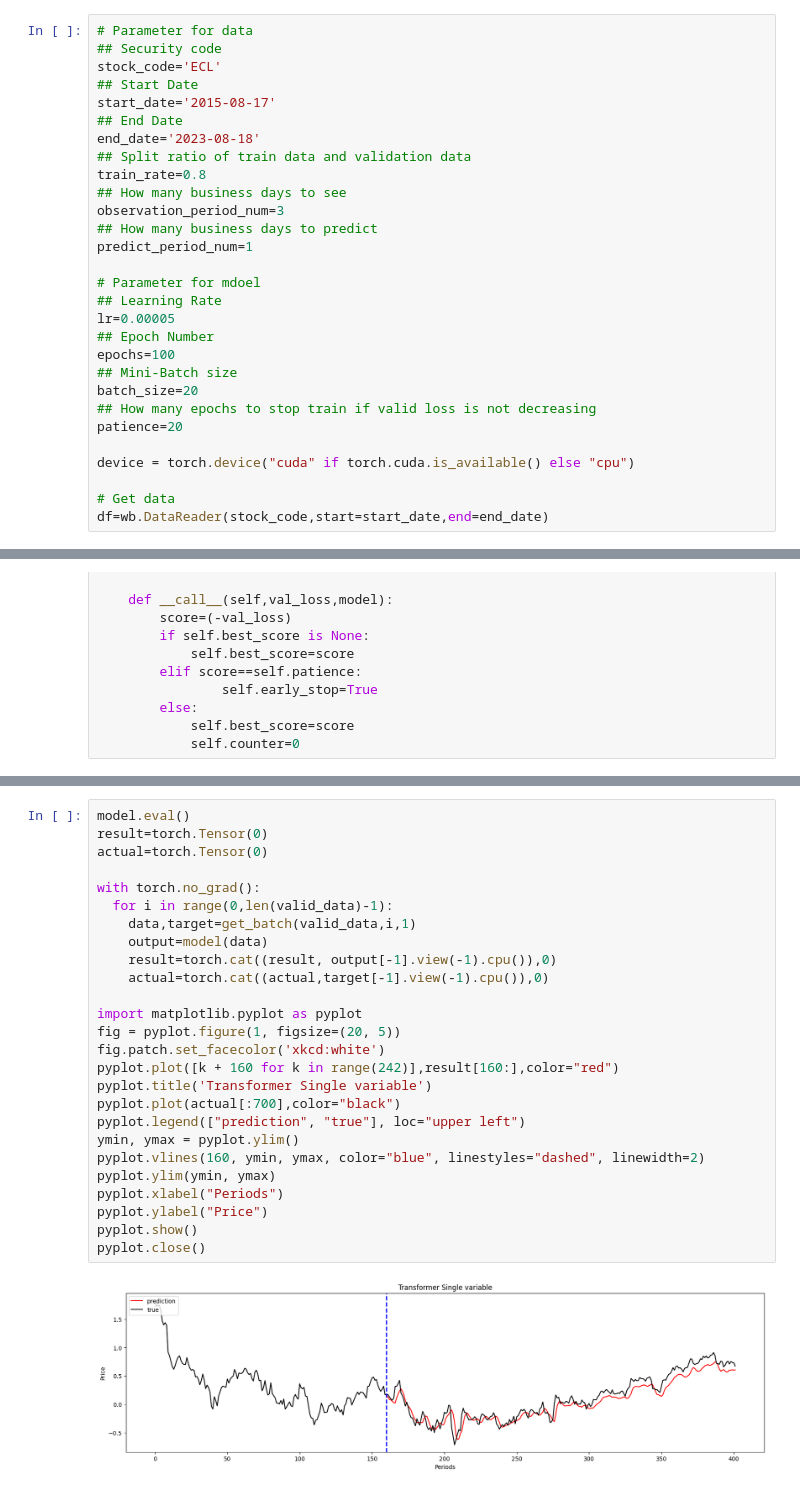
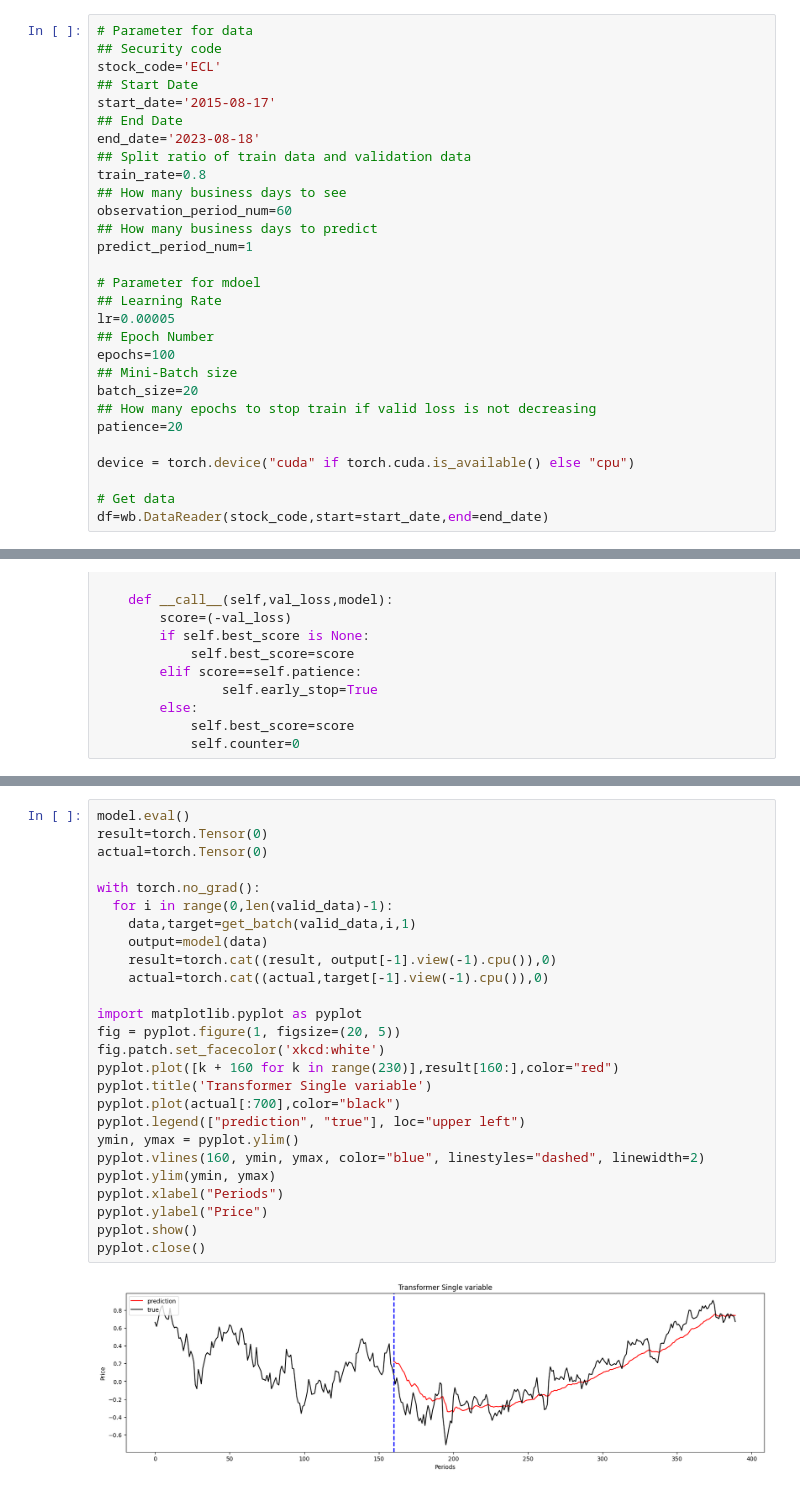
Before and after one commit to LvJiaaaaY/Stock-Prediction-Project, a Jupyter notebook: Transformer.ipynb, the cells around one changed output, grey strips where cells are left out. Cells and saved outputs as stored; diff of their text form.

```diff
--- a/Transformer.ipynb
+++ b/Transformer.ipynb
@@ -23,7 +23,7 @@ end_date='2023-08-18'
 ## Split ratio of train data and validation data
 train_rate=0.8
 ## How many business days to see
-observation_period_num=3
+observation_period_num=60
 ## How many business days to predict
 predict_period_num=1
 
@@ -229,28 +229,28 @@ plt.show()
 # %%
 model.eval()
 result=torch.Tensor(0)
 actual=torch.Tensor(0)
 
 with torch.no_grad():
   for i in range(0,len(valid_data)-1):
     data,target=get_batch(valid_data,i,1)
     output=model(data)
     result=torch.cat((result, output[-1].view(-1).cpu()),0)
     actual=torch.cat((actual,target[-1].view(-1).cpu()),0)
 
 import matplotlib.pyplot as pyplot
 fig = pyplot.figure(1, figsize=(20, 5))
 fig.patch.set_facecolor('xkcd:white')
-pyplot.plot([k + 160 for k in range(242)],result[160:],color="red")
+pyplot.plot([k + 160 for k in range(230)],result[160:],color="red")
 pyplot.title('Transformer Single variable')
 pyplot.plot(actual[:700],color="black")
 pyplot.legend(["prediction", "true"], loc="upper left")
 ymin, ymax = pyplot.ylim()
 pyplot.vlines(160, ymin, ymax, color="blue", linestyles="dashed", linewidth=2)
 pyplot.ylim(ymin, ymax)
 pyplot.xlabel("Periods")
 pyplot.ylabel("Price")
 pyplot.show()
 pyplot.close()
 # %% [output]
-[figure, old version]
+[figure, new version]
```
Also changed, not shown: parts of 3 cells of this notebook.
